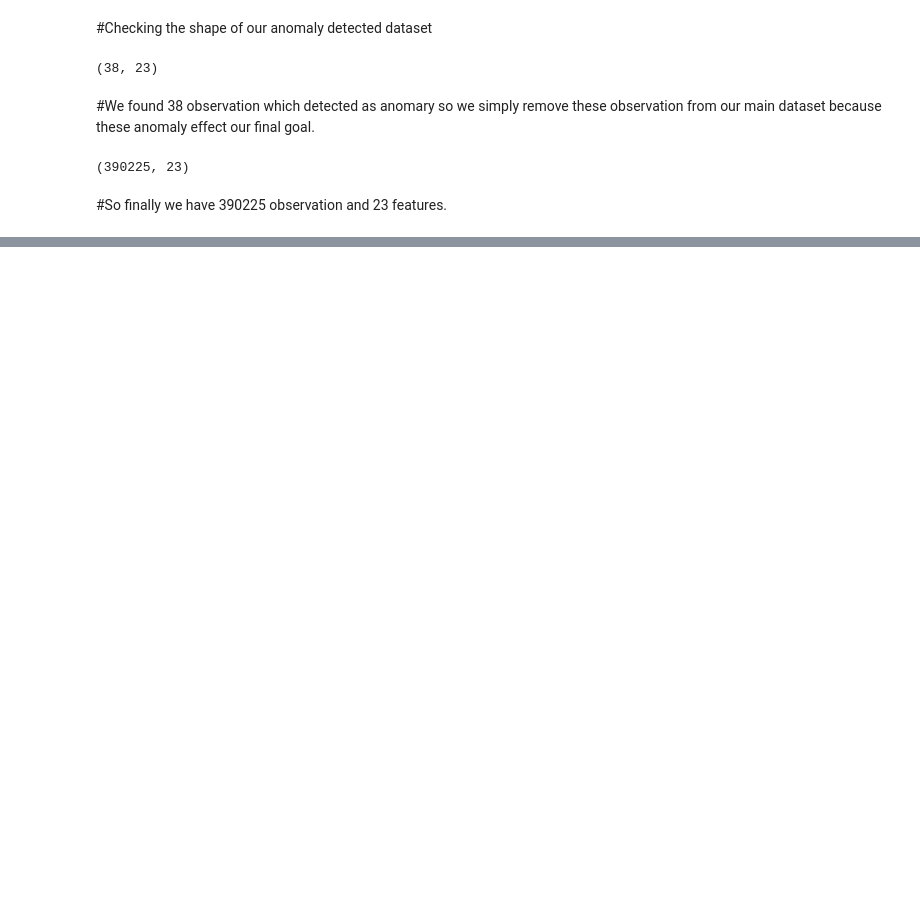
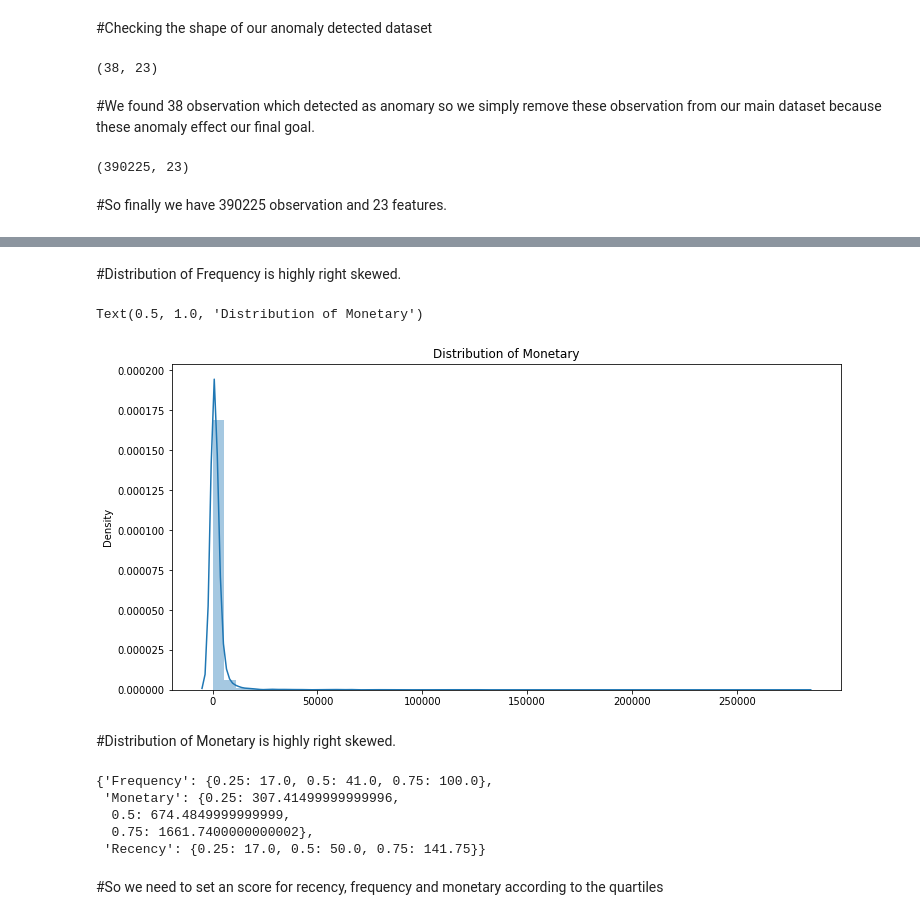
Before and after one commit to Lovejeet-Singh-31/Online-Retail-Customer-Segmentation, a Jupyter notebook: Online_Retail_Customer_Segmentation_Capstone_Project.ipynb, the cells around one changed output, grey strips where cells are left out. Saved outputs shown, nothing was run; the diff lists cells and outputs as text; code cells hidden in the pictures; blank space fills up the shorter version.

```diff
--- a/Online_Retail_Customer_Segmentation_Capstone_Project.ipynb
+++ b/Online_Retail_Customer_Segmentation_Capstone_Project.ipynb
@@ -670,0 +760,11 @@ final_retail_df.shape
+# %% [markdown]
+#Distribution of Frequency is highly right skewed.
+# %%
+plt.figure(figsize=(12,6))
+sns.distplot(x=rfm_dataframe['Monetary'])
+plt.title('Distribution of Monetary')
+# %% [output]
+Text(0.5, 1.0, 'Distribution of Monetary')
+[figure, added]
+# %% [markdown]
+#Distribution of Monetary is highly right skewed.
@@ -670,0 +776,10 @@ final_retail_df.shape
+# %%
+quantile
+# %% [output]
+{'Frequency': {0.25: 17.0, 0.5: 41.0, 0.75: 100.0},
+ 'Monetary': {0.25: 307.41499999999996,
+  0.5: 674.4849999999999,
+  0.75: 1661.7400000000002},
+ 'Recency': {0.25: 17.0, 0.5: 50.0, 0.75: 141.75}}
+# %% [markdown]
+#So we need to set an score for recency, frequency and monetary according to the quartiles
```
Also changed, not shown: parts of 40 cells of this notebook.
